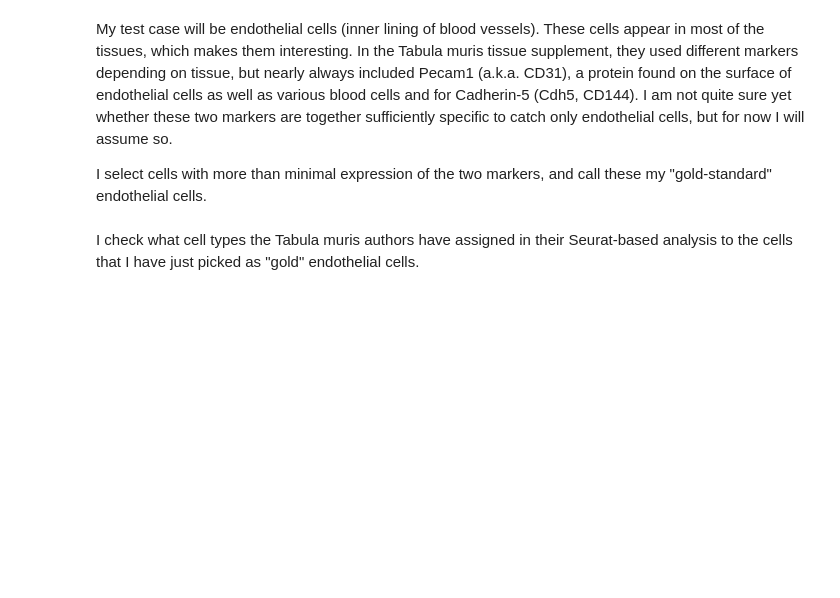
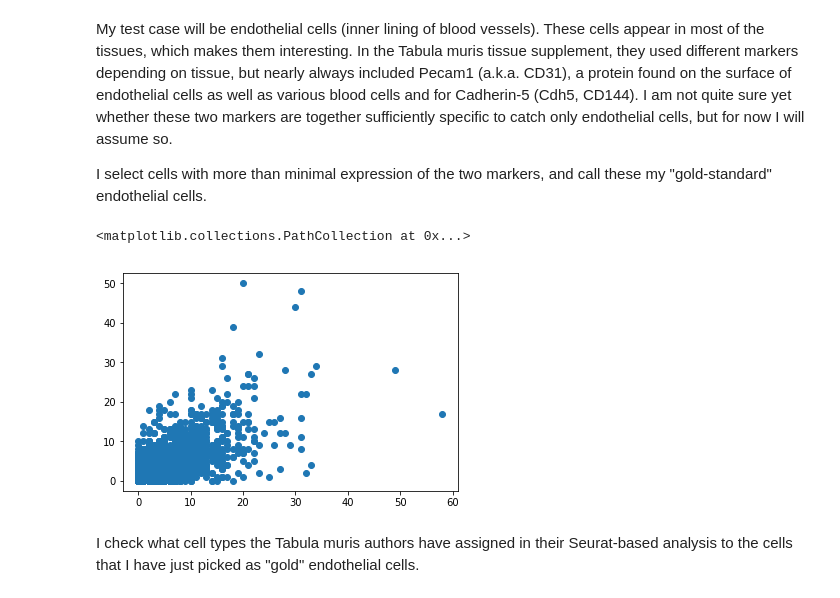
Before and after one commit to anders-biostat/sc_methods, a Jupyter notebook: Tm_dist/endo_neighbours.ipynb, the cells around one changed output. Cells and saved outputs as stored; diff of their text form; code cells hidden in the pictures; blank space fills up the shorter version.

```diff
--- a/Tm_dist/endo_neighbours.ipynb
+++ b/Tm_dist/endo_neighbours.ipynb
@@ -40,6 +42,11 @@ My test case will be endothelial cells (inner lining of blood vessels). These ce
 I select cells with more than minimal expression of the two markers, and call these my "gold-standard" endothelial cells.
 # %%
 cnts.obs["endo_gold"] = ( cntsT["Pecam1",:].X > 3 ) & ( cntsT["Cdh5",:].X > 3 )
+# %%
+plt.scatter( cntsT["Pecam1",:].X, cntsT["Cdh5",:].X )
+# %% [output]
+<matplotlib.collections.PathCollection at 0x...>
+[figure, added]
 # %% [markdown]
 I check what cell types the Tabula muris authors have assigned in their Seurat-based analysis to the cells that I have just picked as "gold" endothelial cells.
 # %%
```
Also changed, not shown: parts of 31 cells of this notebook.
